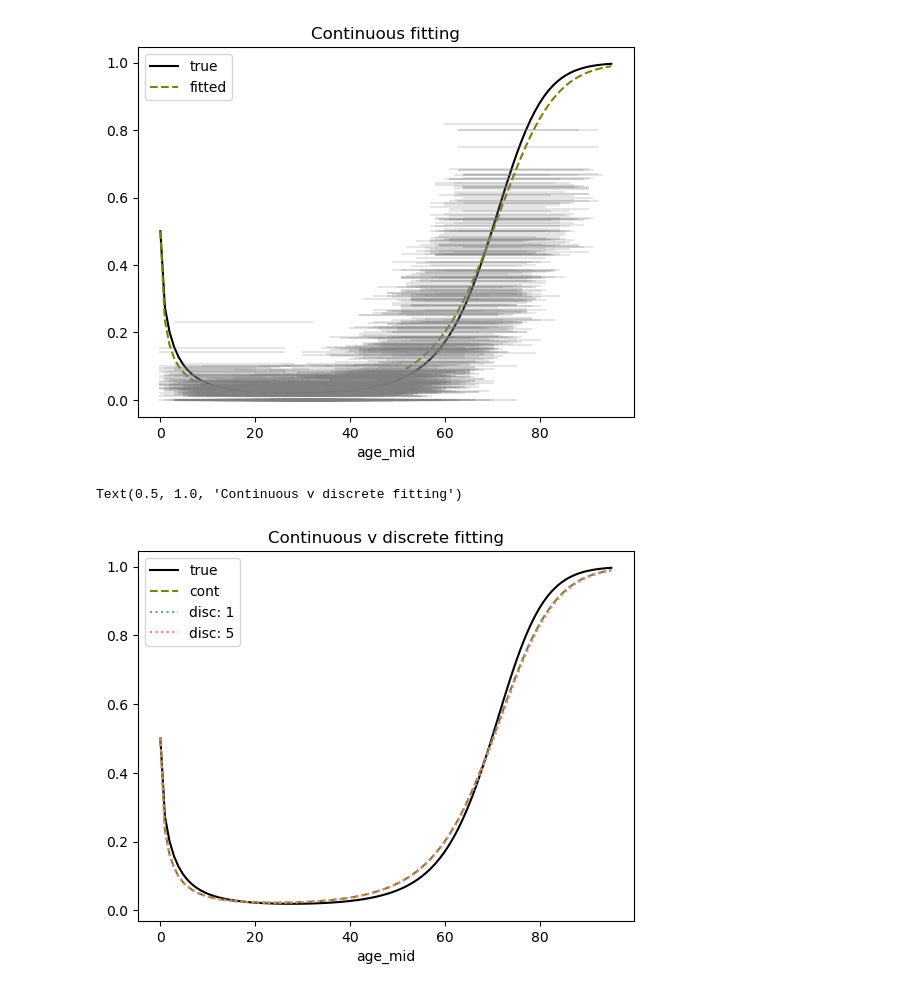
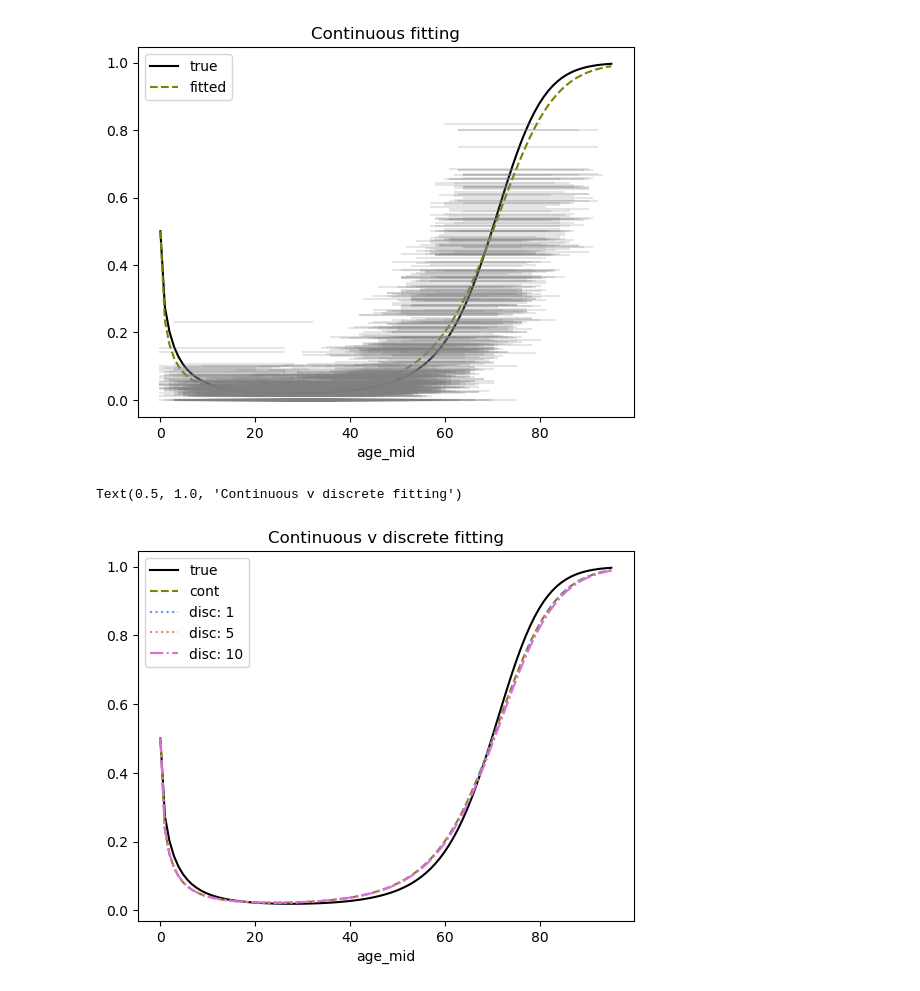
Before and after one commit to ihmeuw-msca/integral-functions, a Jupyter notebook: notebooks/simulation_finite.ipynb, the cells around one changed output. Drawn from its saved outputs; the diff is of its cells as text; code cells hidden in the pictures.

```diff
--- a/notebooks/simulation_finite.ipynb
+++ b/notebooks/simulation_finite.ipynb
@@ -128,21 +128,15 @@ df["function_evals3"] = df["grid_points"].apply(
 
 # Get covs columns
 df["cov1"] = df.apply(
-    lambda row: np.dot(row.weights, row.function_evals1),
-    axis=1
+    lambda row: np.dot(row.weights, row.function_evals1), axis=1
 )
 df["cov2"] = df.apply(
-    lambda row: np.dot(row.weights, row.function_evals2),
-    axis=1
+    lambda row: np.dot(row.weights, row.function_evals2), axis=1
 )
 df["cov3"] = df.apply(
-    lambda row: np.dot(row.weights, row.function_evals3),
-    axis=1
+    lambda row: np.dot(row.weights, row.function_evals3), axis=1
 )
-df["denom"] = df.apply(
-    lambda row: np.sum(row.weights),
-    axis=1
-)
+df["denom"] = df.apply(lambda row: np.sum(row.weights), axis=1)
 
 df["cov1"] /= df["denom"]
 df["cov2"] /= df["denom"]
@@ -368,0 +470,15 @@ df_pred5["p_true"] = expit_death_rate_function(df_pred5["age_mid"], c1=c1)
+# %%
+model_discrete_10 = BinomialModel(
+    y="obs",
+    weights="sample_size",
+    df=df10,
+    params=[
+        Parameter(
+            "p", [Variable(f"cov{i + 1}") for i in range(3)], inv_link="expit"
+        )
+    ],
+)
+
+model_discrete_10.fit()
+
+model_discrete_10.opt_result.x
@@ -369,3 +487,10 @@ df_pred5["p_true"] = expit_death_rate_function(df_pred5["age_mid"], c1=c1)
+# %%
+df_pred10 = pd.DataFrame(dict(age_mid=np.linspace(low_age, high_age, 101)))
+df_pred10["cov1"] = func1(df_pred10["age_mid"])
+df_pred10["cov2"] = func2(df_pred10["age_mid"])
+df_pred10["cov3"] = func3(df_pred10["age_mid"])
+df_pred10 = model_discrete_10.predict(df_pred10)
+df_pred10["p_true"] = expit_death_rate_function(df_pred10["age_mid"], c1=c1)
 # %% [markdown]
 #### Continuous setting
 # %%
@@ -513,35 +638,41 @@ ax.plot(
 ax.plot(
     df_pred_cont["age_mid"],
     df_pred_cont["p"],
     color="olive",
     linestyle="--",
     label="cont",
 )
 ax.plot(
     df_pred["age_mid"],
     df_pred["p"],
     color="cornflowerblue",
     linestyle="dotted",
     label="disc: 1",
 )
 ax.plot(
     df_pred5["age_mid"],
     df_pred5["p"],
     color="salmon",
     linestyle="dotted",
     label="disc: 5",
 )
-# ax.plot(df_pred["age_mid"], df_pred5["p"], color="salmon", linestyle="dashdot", label="disc: 5")
+ax.plot(
+    df_pred["age_mid"],
+    df_pred10["p"],
+    color="orchid",
+    linestyle="dashdot",
+    label="disc: 10",
+)
 ax.legend()
 ax.set_xlabel("age_mid")
 plt.title("Continuous v discrete fitting")
 # plt.yscale("log")
 
 # for _, row in df.iterrows():
 #     ax.plot([row["age_start"], row["age_end"]], [row["obs"]]*2, color="grey", alpha=0.2)
 # %% [output]
 Text(0.5, 1.0, 'Continuous v discrete fitting')
-[figure, old version]
+[figure, new version]
 # %%
 from scipy.special import logit
 
```
Also changed, not shown: parts of 11 cells of this notebook, 1 other file.
